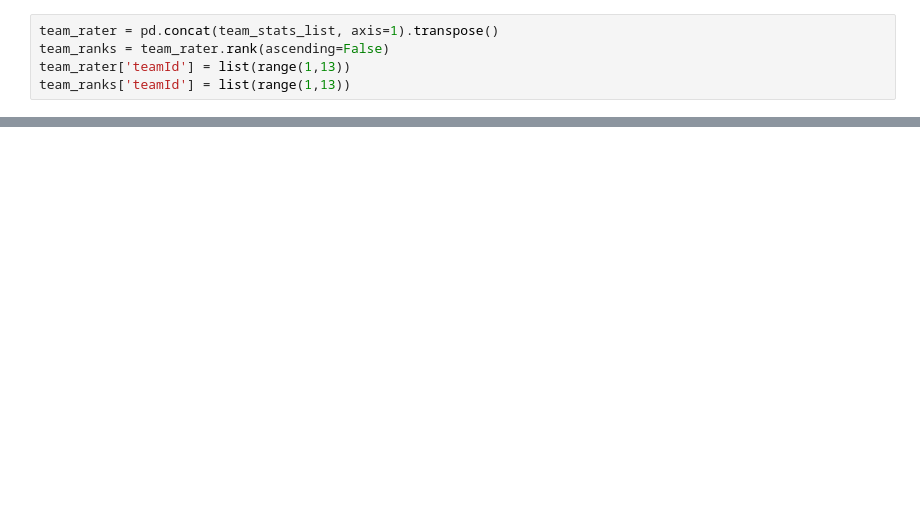
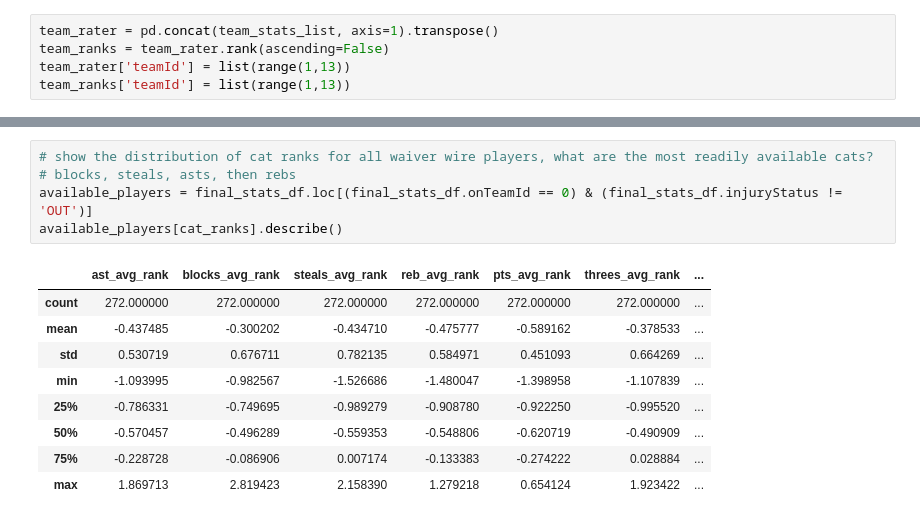
Before and after one commit to codyschank/cluj, a Jupyter notebook: Player rater.ipynb, the cells around one changed output, grey strips where cells are left out. Drawn from its saved outputs; the diff is of its cells as text; blank space fills up the shorter version.

```diff
--- a/Player rater.ipynb
+++ b/Player rater.ipynb
@@ -104,0 +118,15 @@ team_rater
+# %%
+# show the distribution of cat ranks for all waiver wire players, what are the most readily available cats?
+# blocks, steals, asts, then rebs
+available_players = final_stats_df.loc[(final_stats_df.onTeamId == 0) & (final_stats_df.injuryStatus != 'OUT')]
+available_players[cat_ranks].describe()
+# %% [output]
+|  | ast_avg_rank | blocks_avg_rank | steals_avg_rank | reb_avg_rank | pts_avg_rank | threes_avg_rank | ... |
+| count | 272.000000 | 272.000000 | 272.000000 | 272.000000 | 272.000000 | 272.000000 | ... |
+| mean | -0.437485 | -0.300202 | -0.434710 | -0.475777 | -0.589162 | -0.378533 | ... |
+| std | 0.530719 | 0.676711 | 0.782135 | 0.584971 | 0.451093 | 0.664269 | ... |
+| min | -1.093995 | -0.982567 | -1.526686 | -1.480047 | -1.398958 | -1.107839 | ... |
+| 25% | -0.786331 | -0.749695 | -0.989279 | -0.908780 | -0.922250 | -0.995520 | ... |
+| 50% | -0.570457 | -0.496289 | -0.559353 | -0.548806 | -0.620719 | -0.490909 | ... |
+| 75% | -0.228728 | -0.086906 | 0.007174 | -0.133383 | -0.274222 | 0.028884 | ... |
+| max | 1.869713 | 2.819423 | 2.158390 | 1.279218 | 0.654124 | 1.923422 | ... |
```
Also changed, not shown: parts of 7 cells of this notebook, 3 other files.
